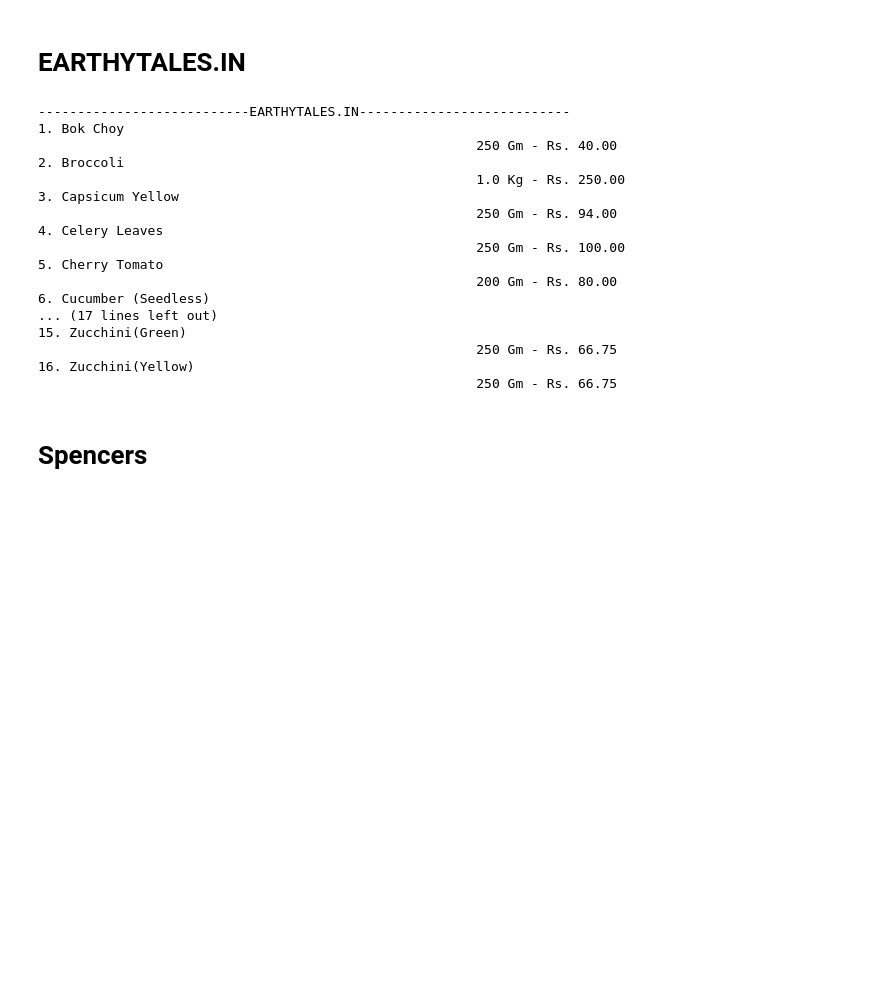
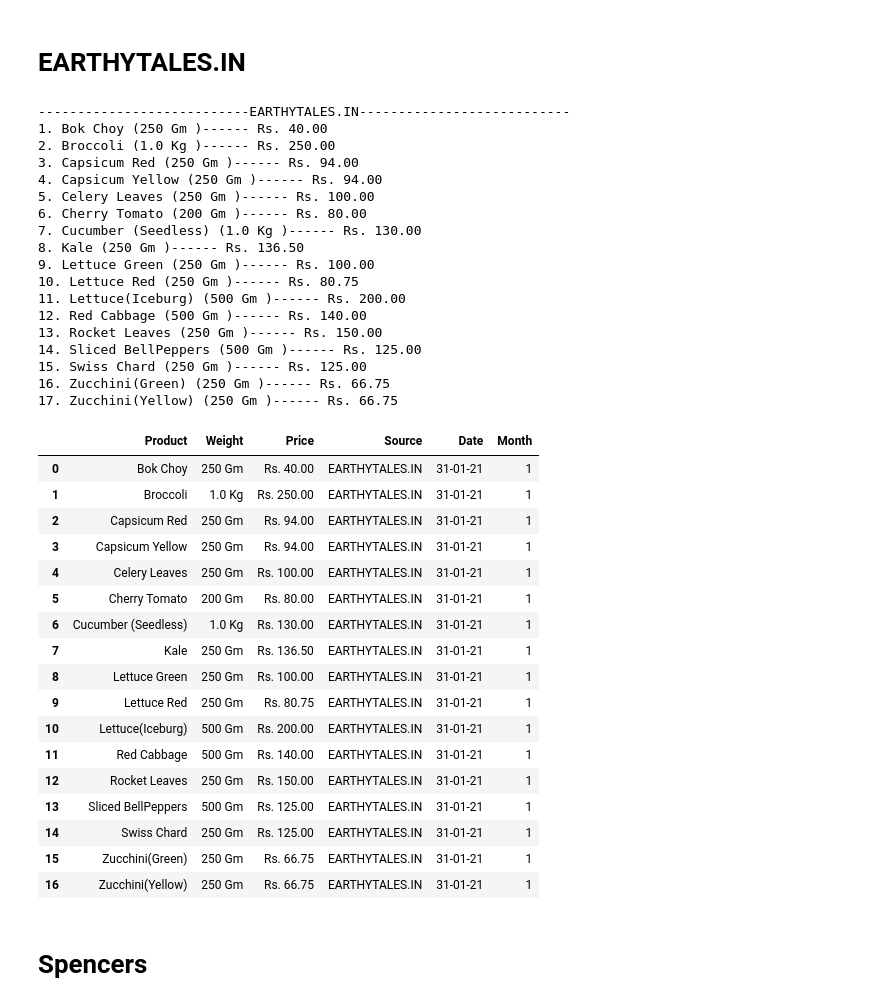
Before and after one commit to darshanjain2000/91-aeroponic, a Jupyter notebook: collect_data.ipynb, the cells around one changed output. Saved outputs shown, nothing was run; the diff lists cells and outputs as text; code cells hidden in the pictures; blank space fills up the shorter version.

Commit message:
data into data frame

```diff
--- a/collect_data.ipynb
+++ b/collect_data.ipynb
@@ -213,48 +321,89 @@ Sale price
 # %%
 # EARTHYTALES.IN
 print('---------------------------EARTHYTALES.IN---------------------------')
 
 import urllib.request, urllib.parse, urllib.error
 from bs4 import BeautifulSoup
+import pandas as pd
+from datetime import date
+
+today = date.today()
+date=today.strftime('%d-%m-%y')
+month=today.month
 
 listurl = urllib.request.urlopen('https://www.earthytales.in/exotic-veggies').read()
 soup = BeautifulSoup(listurl, 'html.parser')
 
 prodname=soup.findAll("div",{"class":"title"})
 prodquant=soup.findAll("select",{"name":any})
 
 count=0
 prodListName=[]
 prodListQuant=[]
+prodListPrice=[]
 
 for i in range(len(prodquant)):
+    prodListName.append(prodname[i].text.replace('\t',''))
+
     new=prodquant[i].findAll("option")
-    prodListQuant.append(new[0].text)
+    new = new[0].text.replace('\n','')
+    new = new.replace('\t','')
+    new=new.split("-")
 
-    prodListName.append(prodname[i].text)
+    prodListQuant.append(new[0])
 
+    prodListPrice.append(new[1])
 
 for i in range(len(prodname)):
     count=count+1
-    print("{0}. {1}  {2}".format(count,prodListName[i],prodListQuant[i]))
+    print("{0}. {1} ({2})------{3}".format(count,prodListName[i],prodListQuant[i],prodListPrice[i]))
+
+data={'Product':prodListName,
+      'Weight':prodListQuant,
+      'Price':prodListPrice,
+      'Source':'EARTHYTALES.IN',
+      'Date':date,
+      'Month':month
+     }
+df = pd.DataFrame(data)
+df
 # %% [output]
 ---------------------------EARTHYTALES.IN---------------------------
-1. Bok Choy
-                                                        250 Gm - Rs. 40.00
-2. Broccoli
-                                                        1.0 Kg - Rs. 250.00
-3. Capsicum Yellow
-                                                        250 Gm - Rs. 94.00
-4. Celery Leaves
-                                                        250 Gm - Rs. 100.00
-5. Cherry Tomato
-                                                        200 Gm - Rs. 80.00
-6. Cucumber (Seedless)
-... (17 lines left out)
-15. Zucchini(Green)
-                                                        250 Gm - Rs. 66.75
-16. Zucchini(Yellow)
-                                                        250 Gm - Rs. 66.75
+1. Bok Choy (250 Gm )------ Rs. 40.00
+2. Broccoli (1.0 Kg )------ Rs. 250.00
+3. Capsicum Red (250 Gm )------ Rs. 94.00
+4. Capsicum Yellow (250 Gm )------ Rs. 94.00
+5. Celery Leaves (250 Gm )------ Rs. 100.00
+6. Cherry Tomato (200 Gm )------ Rs. 80.00
+7. Cucumber (Seedless) (1.0 Kg )------ Rs. 130.00
+8. Kale (250 Gm )------ Rs. 136.50
+9. Lettuce Green (250 Gm )------ Rs. 100.00
+10. Lettuce Red (250 Gm )------ Rs. 80.75
+11. Lettuce(Iceburg) (500 Gm )------ Rs. 200.00
+12. Red Cabbage (500 Gm )------ Rs. 140.00
+13. Rocket Leaves (250 Gm )------ Rs. 150.00
+14. Sliced BellPeppers (500 Gm )------ Rs. 125.00
+15. Swiss Chard (250 Gm )------ Rs. 125.00
+16. Zucchini(Green) (250 Gm )------ Rs. 66.75
+17. Zucchini(Yellow) (250 Gm )------ Rs. 66.75
+|  | Product | Weight | Price | Source | Date | Month |
+| 0 | Bok Choy | 250 Gm | Rs. 40.00 | EARTHYTALES.IN | 31-01-21 | 1 |
+| 1 | Broccoli | 1.0 Kg | Rs. 250.00 | EARTHYTALES.IN | 31-01-21 | 1 |
+| 2 | Capsicum Red | 250 Gm | Rs. 94.00 | EARTHYTALES.IN | 31-01-21 | 1 |
+| 3 | Capsicum Yellow | 250 Gm | Rs. 94.00 | EARTHYTALES.IN | 31-01-21 | 1 |
+| 4 | Celery Leaves | 250 Gm | Rs. 100.00 | EARTHYTALES.IN | 31-01-21 | 1 |
+| 5 | Cherry Tomato | 200 Gm | Rs. 80.00 | EARTHYTALES.IN | 31-01-21 | 1 |
+| 6 | Cucumber (Seedless) | 1.0 Kg | Rs. 130.00 | EARTHYTALES.IN | 31-01-21 | 1 |
+| 7 | Kale | 250 Gm | Rs. 136.50 | EARTHYTALES.IN | 31-01-21 | 1 |
+| 8 | Lettuce Green | 250 Gm | Rs. 100.00 | EARTHYTALES.IN | 31-01-21 | 1 |
+| 9 | Lettuce Red | 250 Gm | Rs. 80.75 | EARTHYTALES.IN | 31-01-21 | 1 |
+| 10 | Lettuce(Iceburg) | 500 Gm | Rs. 200.00 | EARTHYTALES.IN | 31-01-21 | 1 |
+| 11 | Red Cabbage | 500 Gm | Rs. 140.00 | EARTHYTALES.IN | 31-01-21 | 1 |
+| 12 | Rocket Leaves | 250 Gm | Rs. 150.00 | EARTHYTALES.IN | 31-01-21 | 1 |
+| 13 | Sliced BellPeppers | 500 Gm | Rs. 125.00 | EARTHYTALES.IN | 31-01-21 | 1 |
+| 14 | Swiss Chard | 250 Gm | Rs. 125.00 | EARTHYTALES.IN | 31-01-21 | 1 |
+| 15 | Zucchini(Green) | 250 Gm | Rs. 66.75 | EARTHYTALES.IN | 31-01-21 | 1 |
+| 16 | Zucchini(Yellow) | 250 Gm | Rs. 66.75 | EARTHYTALES.IN | 31-01-21 | 1 |
 # %% [markdown]
 # Spencers
 # %%
```
Also changed, not shown: parts of 7 cells of this notebook.
